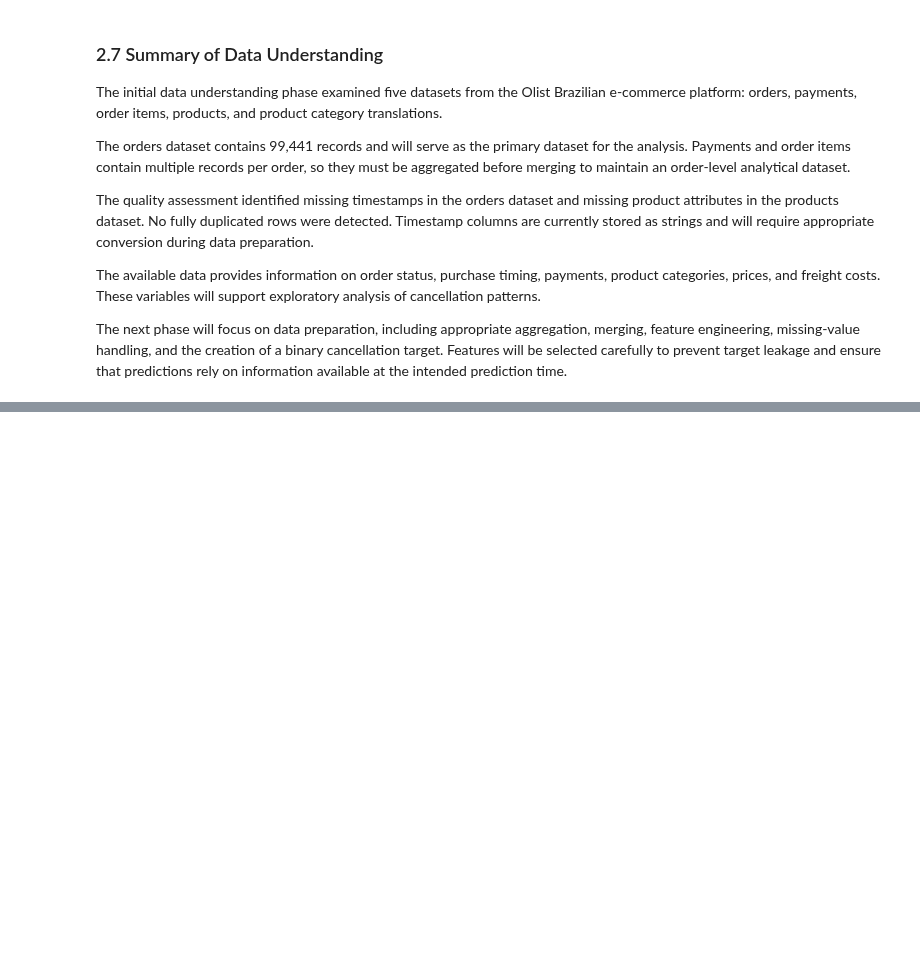
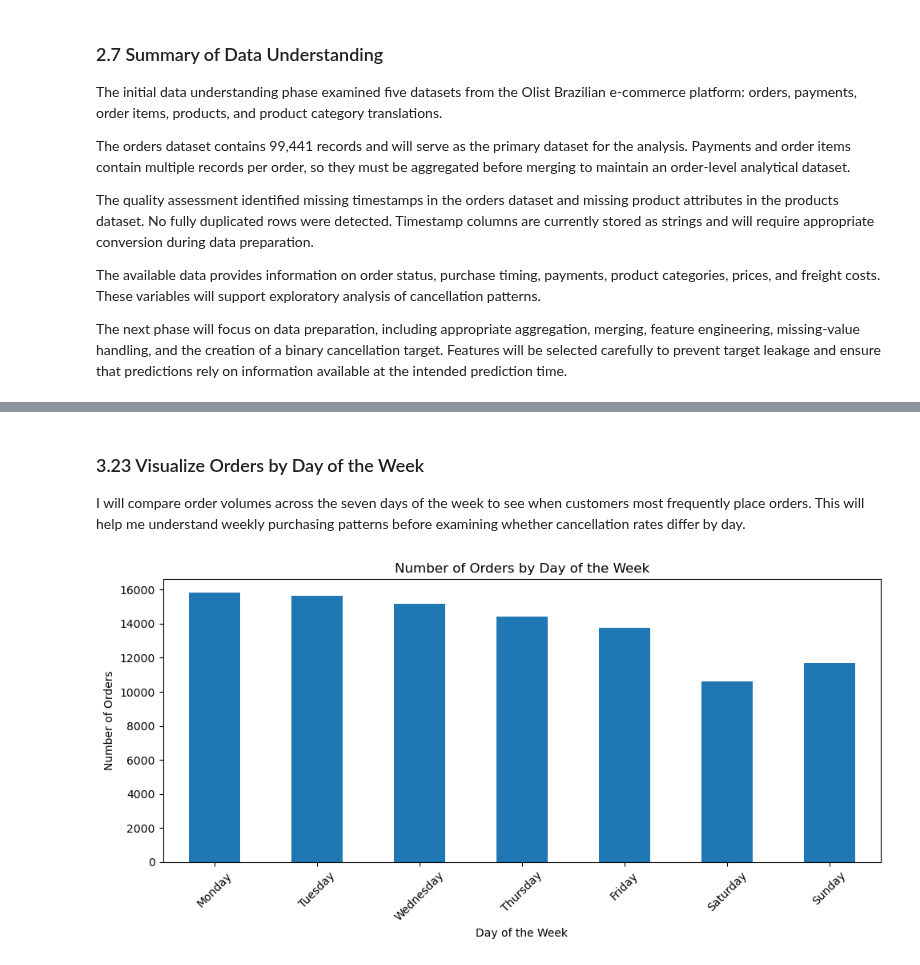
Before and after one commit to arnoldkirwa/ecommerce-cancellation-analysis, a Jupyter notebook: cancellation_prediction_pipeline.ipynb, the cells around one changed output, grey strips where cells are left out. Saved outputs shown, nothing was run; the diff lists cells and outputs as text; code cells hidden in the pictures; blank space fills up the shorter version.

```diff
--- a/cancellation_prediction_pipeline.ipynb
+++ b/cancellation_prediction_pipeline.ipynb
@@ -344,0 +363,17 @@ The next phase will focus on data preparation, including appropriate aggregation
+# %%
+# 3.2 Create working copies of the datasets
+
+orders_clean = orders.copy()
+payments_clean = payments.copy()
+order_items_clean = order_items.copy()
+products_clean = products.copy()
+category_translation_clean = category_translation.copy()
+
+print("Working copies created successfully.")
+
+print("\nDataset dimensions:")
+print("Orders:", orders_clean.shape)
+print("Payments:", payments_clean.shape)
+print("Order items:", order_items_clean.shape)
+print("Products:", products_clean.shape)
+print("Category translation:", category_translation_clean.shape)
@@ -344,0 +1676,36 @@ The next phase will focus on data preparation, including appropriate aggregation
+# %% [markdown]
+### 3.23 Visualize Orders by Day of the Week
+
+I will compare order volumes across the seven days of the week to see when customers most frequently place orders. This will help me understand weekly purchasing patterns before examining whether cancellation rates differ by day.
+# %%
+# 3.23 Visualize orders by day of the week
+
+day_names = {
+    0: "Monday",
+    1: "Tuesday",
+    2: "Wednesday",
+    3: "Thursday",
+    4: "Friday",
+    5: "Saturday",
+    6: "Sunday"
+}
+
+daily_orders = (
+    modeling_features["purchase_day_of_week"]
+    .value_counts()
+    .sort_index()
+)
+
+daily_orders.index = daily_orders.index.map(day_names)
+
+plt.figure(figsize=(10, 5))
+daily_orders.plot(kind="bar")
+
+plt.title("Number of Orders by Day of the Week")
+plt.xlabel("Day of the Week")
+plt.ylabel("Number of Orders")
+plt.xticks(rotation=45)
+plt.tight_layout()
+plt.show()
+# %% [output]
+[figure, added]
```
Also changed, not shown: parts of 202 cells of this notebook.
